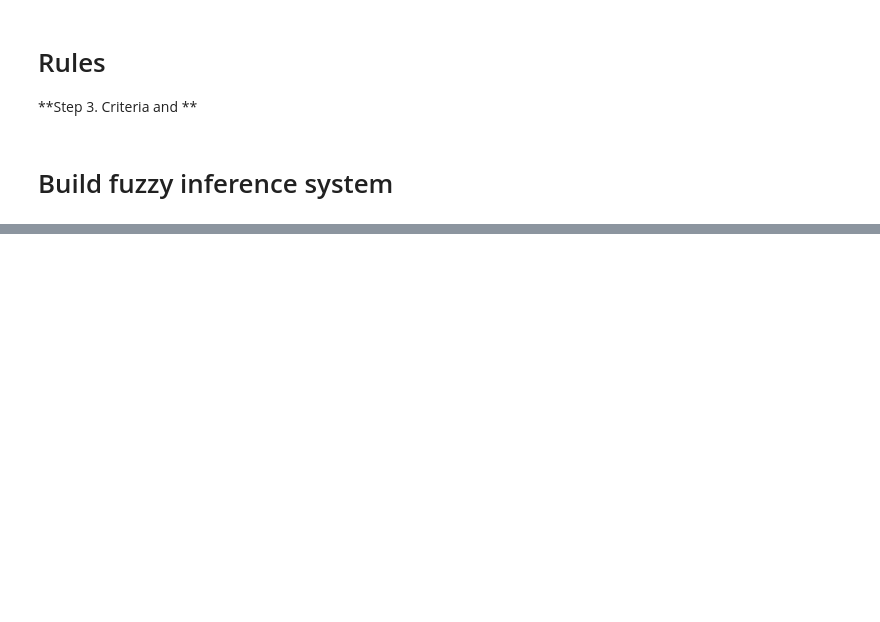
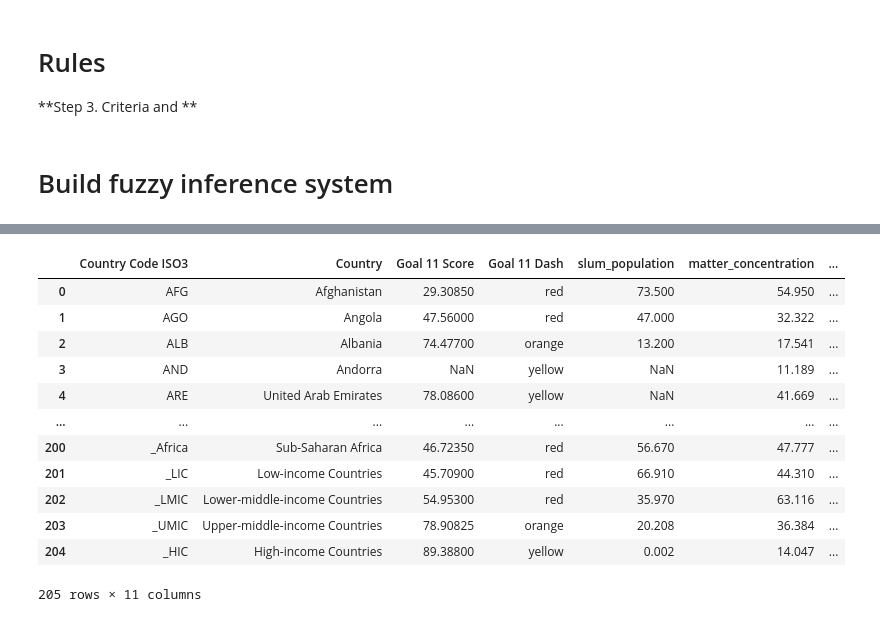
Before and after one commit to marialonsogar/fuzzy-compliance-SDG11, a Jupyter notebook: fuzzy-sdg11/fuzzy-system-demo.ipynb, the cells around one changed output, grey strips where cells are left out. Saved outputs shown, nothing was run; the diff lists cells and outputs as text; code cells hidden in the pictures; blank space fills up the shorter version.

```diff
--- a/fuzzy-sdg11/fuzzy-system-demo.ipynb
+++ b/fuzzy-sdg11/fuzzy-system-demo.ipynb
@@ -175,0 +426,47 @@ fis.get_crisp_output(IRELAND)
+# %%
+def add_color(record, return_linguistic_var=False):
+
+    record = {k: v for k, v in record.items() if k in fuzzy_variables_sdg_11.keys()}
+
+    # if the number of non nan values in record is less or equal to one, then equal values to grey (=not enough info)
+    if ((len([v for v in record.values() if not np.isnan(v)])<=1) or (all(np.isnan(v) for v in record.values()))):
+        compliance_degree = np.nan
+        linguistic_var = "grey"
+    else:
+        vfis = VariableFIS()
+        compliance_degree = vfis(record)
+
+        # map crisp prediction to linguistic variable
+        if compliance_degree <= 20:
+            linguistic_var = "red"
+        elif compliance_degree <= 50:
+            linguistic_var = "orange"
+        elif compliance_degree <= 80:
+            linguistic_var = "yellow"
+        else:
+            linguistic_var = "green"
+
+    # print(compliance_degree, linguistic_var)
+
+    if return_linguistic_var:
+        return linguistic_var
+    else:
+        return compliance_degree
+
+# add color with fis for each instance of sdg_11
+sdg_11['fis_color'] = sdg_11.apply(lambda x: add_color(x.to_dict(), return_linguistic_var=True), axis=1)
+sdg_11
+# %% [output]
+|  | Country Code ISO3 | Country | Goal 11 Score | Goal 11 Dash | slum_population | matter_concentration | ... |
+| 0 | AFG | Afghanistan | 29.30850 | red | 73.500 | 54.950 | ... |
+| 1 | AGO | Angola | 47.56000 | red | 47.000 | 32.322 | ... |
+| 2 | ALB | Albania | 74.47700 | orange | 13.200 | 17.541 | ... |
+| 3 | AND | Andorra | NaN | yellow | NaN | 11.189 | ... |
+| 4 | ARE | United Arab Emirates | 78.08600 | yellow | NaN | 41.669 | ... |
+| ... | ... | ... | ... | ... | ... | ... | ... |
+| 200 | _Africa | Sub-Saharan Africa | 46.72350 | red | 56.670 | 47.777 | ... |
+| 201 | _LIC | Low-income Countries | 45.70900 | red | 66.910 | 44.310 | ... |
+| 202 | _LMIC | Lower-middle-income Countries | 54.95300 | red | 35.970 | 63.116 | ... |
+| 203 | _UMIC | Upper-middle-income Countries | 78.90825 | orange | 20.208 | 36.384 | ... |
+| 204 | _HIC | High-income Countries | 89.38800 | yellow | 0.002 | 14.047 | ... |
+205 rows × 11 columns
```
Also changed, not shown: parts of 22 cells of this notebook, 6 other files.
